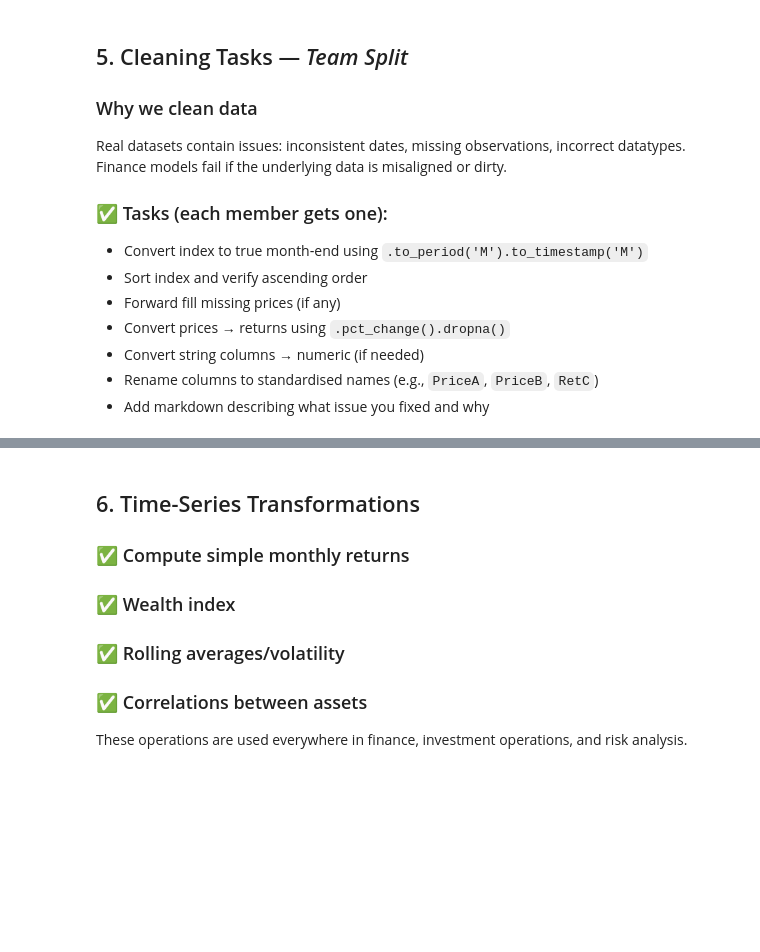
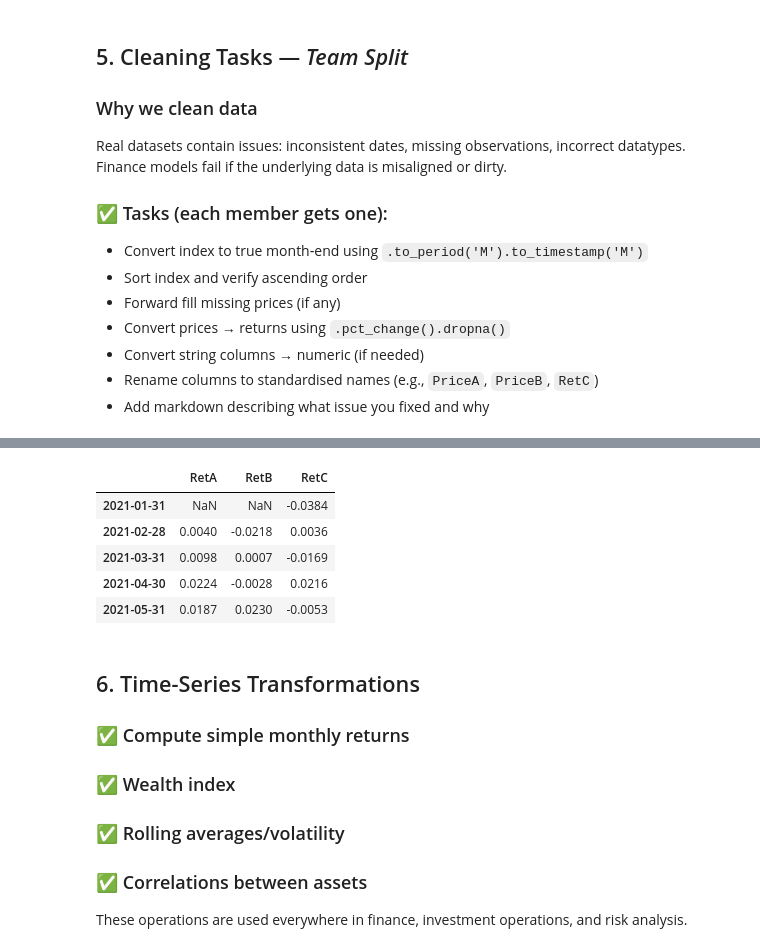
Before and after one commit to oscartan0/FINM3422-Tutorial-X-team-Y, a Jupyter notebook: notebookes/tutorial7_pandas_teamwork.ipynb, the cells around one changed output, grey strips where cells are left out. Drawn from its saved outputs; the diff is of its cells as text; code cells hidden in the pictures; blank space fills up the shorter version.

```diff
--- a/notebookes/tutorial7_pandas_teamwork.ipynb
+++ b/notebookes/tutorial7_pandas_teamwork.ipynb
@@ -133,3 +197,15 @@ dfA.head()
+# %%
+# combine datasets (optional)
+df = pd.concat([cleanA, cleanB, cleanC], axis=1)
+df.columns = ["RetA", "RetB", "RetC"]  # ensure consistency
+df.head()
+# %% [output]
+|  | RetA | RetB | RetC |
+| 2021-01-31 | NaN | NaN | -0.0384 |
+| 2021-02-28 | 0.0040 | -0.0218 | 0.0036 |
+| 2021-03-31 | 0.0098 | 0.0007 | -0.0169 |
+| 2021-04-30 | 0.0224 | -0.0028 | 0.0216 |
+| 2021-05-31 | 0.0187 | 0.0230 | -0.0053 |
 # %% [markdown]
 ## 6. Time-Series Transformations
 ### ✅ Compute simple monthly returns
```
Also changed, not shown: parts of 7 cells of this notebook.
